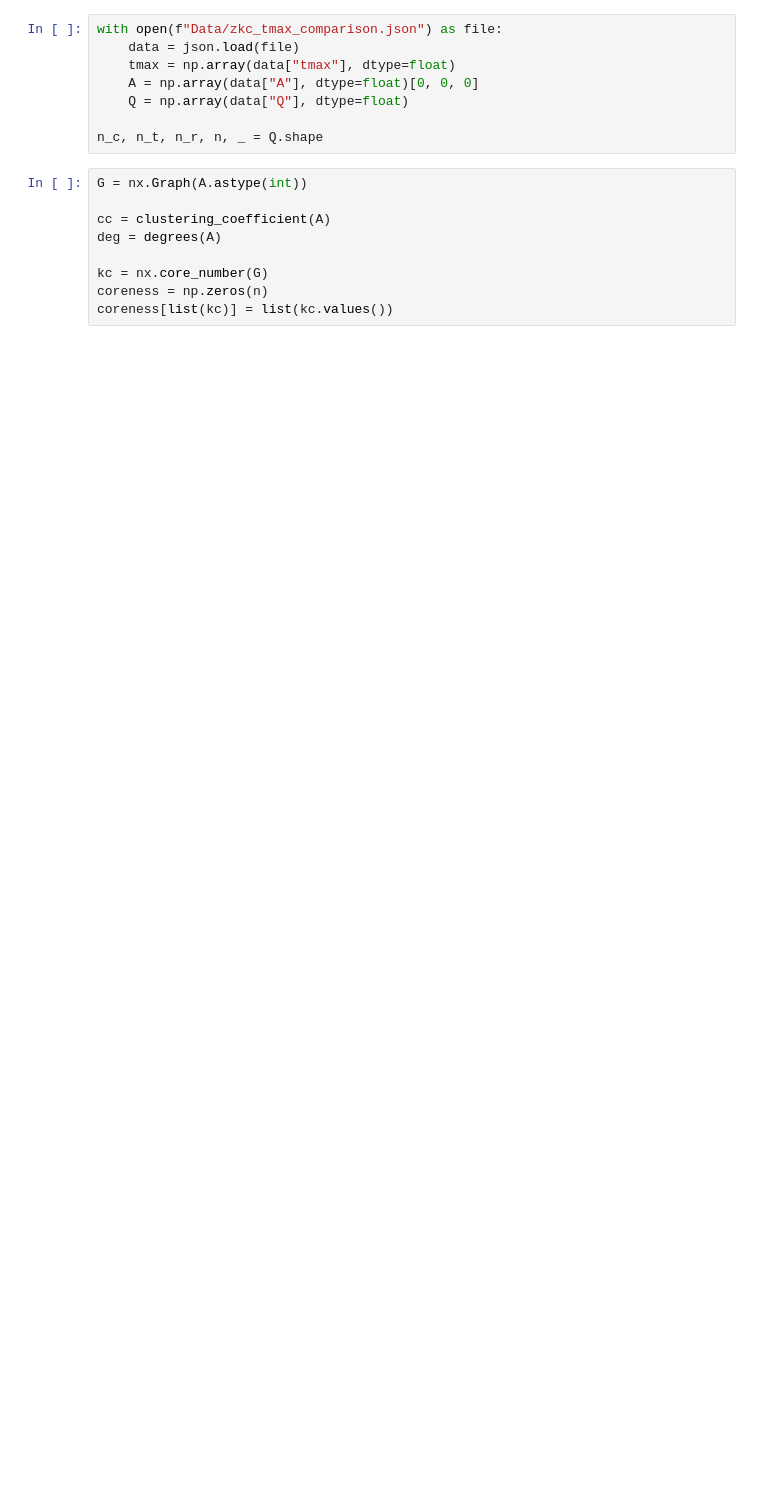
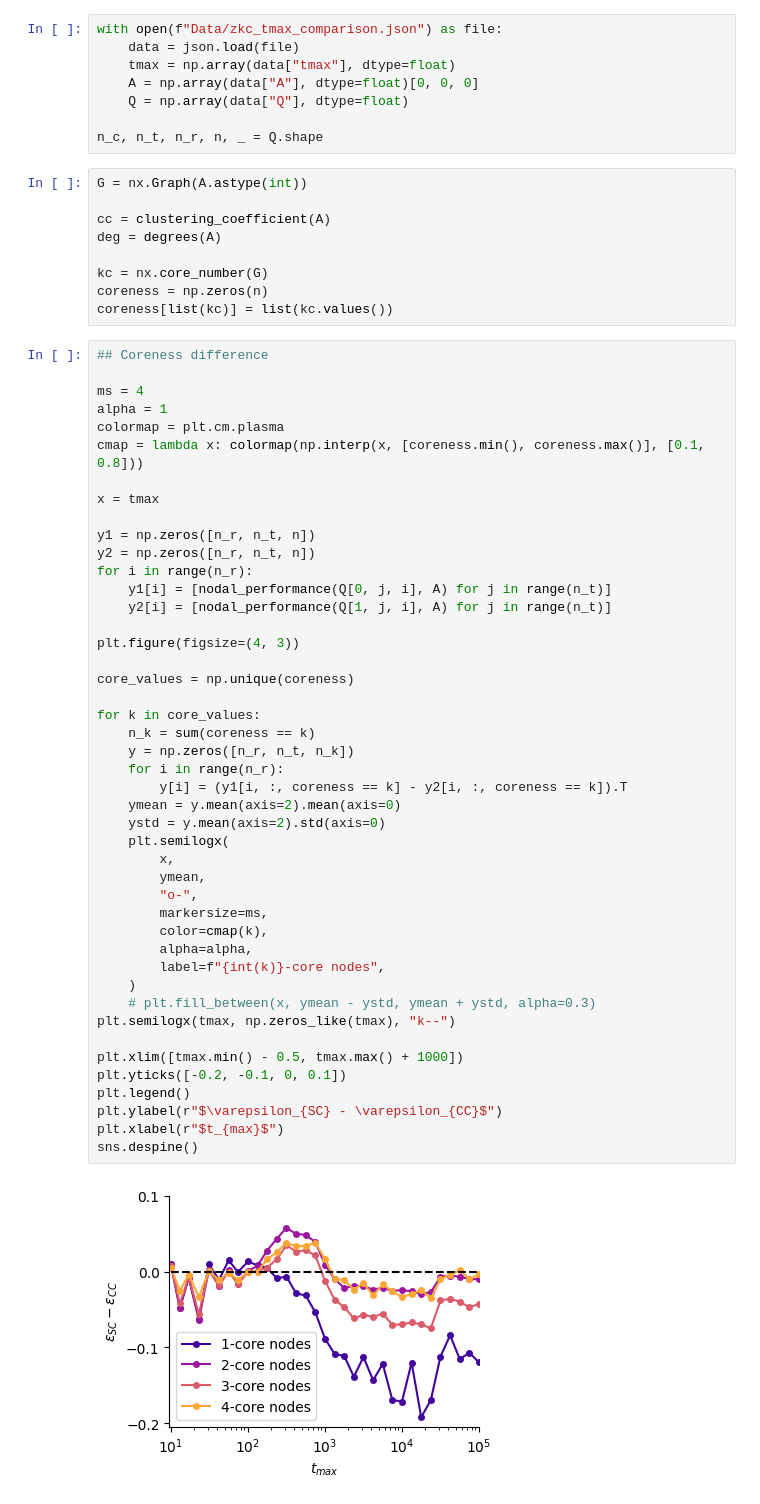
Before and after one commit to nwlandry/complex-network-reconstruction, a Jupyter notebook: plot_fig3.ipynb, the cells around one changed output. Cells and saved outputs as stored; diff of their text form; blank space fills up the shorter version.

```diff
--- a/plot_fig3.ipynb
+++ b/plot_fig3.ipynb
@@ -27,3 +26,50 @@ deg = degrees(A)
 kc = nx.core_number(G)
 coreness = np.zeros(n)
 coreness[list(kc)] = list(kc.values())
+# %%
+## Coreness difference
+
+ms = 4
+alpha = 1
+colormap = plt.cm.plasma
+cmap = lambda x: colormap(np.interp(x, [coreness.min(), coreness.max()], [0.1, 0.8]))
+
+x = tmax
+
+y1 = np.zeros([n_r, n_t, n])
+y2 = np.zeros([n_r, n_t, n])
+for i in range(n_r):
+    y1[i] = [nodal_performance(Q[0, j, i], A) for j in range(n_t)]
+    y2[i] = [nodal_performance(Q[1, j, i], A) for j in range(n_t)]
+
+plt.figure(figsize=(4, 3))
+
+core_values = np.unique(coreness)
+
+for k in core_values:
+    n_k = sum(coreness == k)
+    y = np.zeros([n_r, n_t, n_k])
+    for i in range(n_r):
+        y[i] = (y1[i, :, coreness == k] - y2[i, :, coreness == k]).T
+    ymean = y.mean(axis=2).mean(axis=0)
+    ystd = y.mean(axis=2).std(axis=0)
+    plt.semilogx(
+        x,
+        ymean,
+        "o-",
+        markersize=ms,
+        color=cmap(k),
+        alpha=alpha,
+        label=f"{int(k)}-core nodes",
+    )
+    # plt.fill_between(x, ymean - ystd, ymean + ystd, alpha=0.3)
+plt.semilogx(tmax, np.zeros_like(tmax), "k--")
+
+plt.xlim([tmax.min() - 0.5, tmax.max() + 1000])
+plt.yticks([-0.2, -0.1, 0, 0.1])
+plt.legend()
+plt.ylabel(r"$\varepsilon_{SC} - \varepsilon_{CC}$")
+plt.xlabel(r"$t_{max}$")
+sns.despine()
+# %% [output]
+[figure, added]
```
Also changed, not shown: parts of 13 cells of this notebook, 34 other files.
